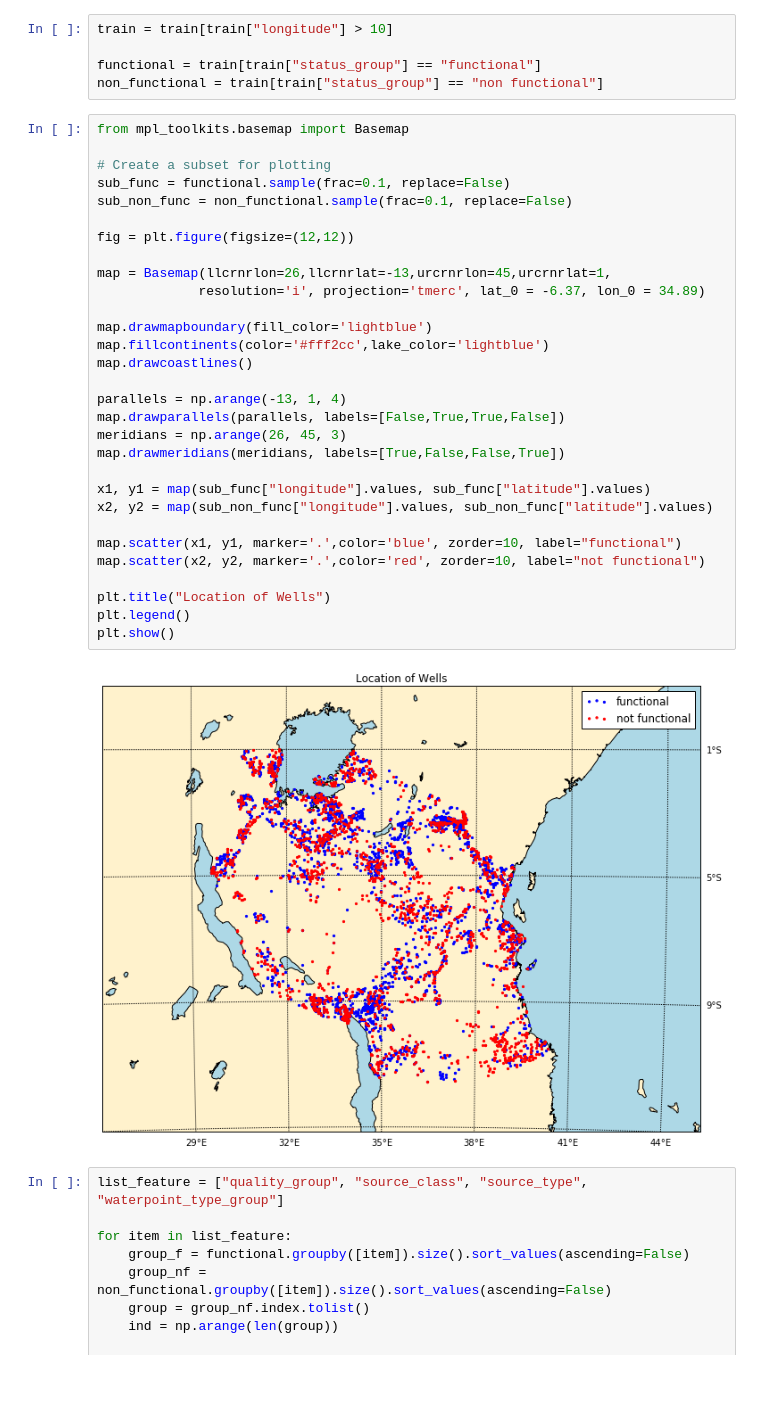
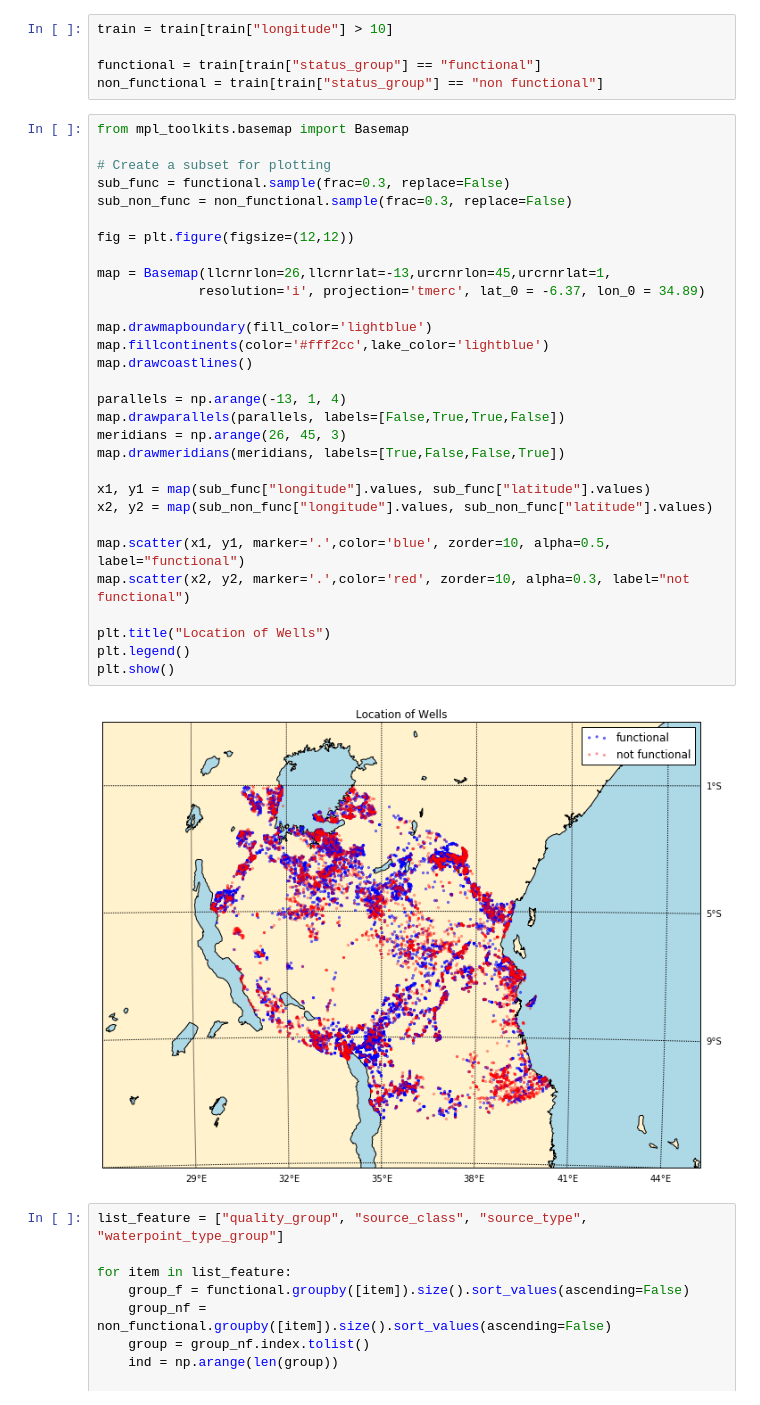
Before and after one commit to liufan2312/ORIE4741-DrivenData-Competition, a Jupyter notebook: Exploratory Data Analysis.ipynb, the cells around one changed output. Drawn from its saved outputs; the diff is of its cells as text.

```diff
--- a/Exploratory Data Analysis.ipynb
+++ b/Exploratory Data Analysis.ipynb
@@ -104,35 +104,35 @@ non_functional = train[train["status_group"] == "non functional"]
 # %%
 from mpl_toolkits.basemap import Basemap
 
 # Create a subset for plotting
-sub_func = functional.sample(frac=0.1, replace=False)
-sub_non_func = non_functional.sample(frac=0.1, replace=False)
+sub_func = functional.sample(frac=0.3, replace=False)
+sub_non_func = non_functional.sample(frac=0.3, replace=False)
 
 fig = plt.figure(figsize=(12,12))
 
 map = Basemap(llcrnrlon=26,llcrnrlat=-13,urcrnrlon=45,urcrnrlat=1,
              resolution='i', projection='tmerc', lat_0 = -6.37, lon_0 = 34.89)
 
 map.drawmapboundary(fill_color='lightblue')
 map.fillcontinents(color='#fff2cc',lake_color='lightblue')
 map.drawcoastlines()
 
 parallels = np.arange(-13, 1, 4)
 map.drawparallels(parallels, labels=[False,True,True,False])
 meridians = np.arange(26, 45, 3)
 map.drawmeridians(meridians, labels=[True,False,False,True])
 
 x1, y1 = map(sub_func["longitude"].values, sub_func["latitude"].values)
 x2, y2 = map(sub_non_func["longitude"].values, sub_non_func["latitude"].values)
 
-map.scatter(x1, y1, marker='.',color='blue', zorder=10, label="functional")
-map.scatter(x2, y2, marker='.',color='red', zorder=10, label="not functional")
+map.scatter(x1, y1, marker='.',color='blue', zorder=10, alpha=0.5, label="functional")
+map.scatter(x2, y2, marker='.',color='red', zorder=10, alpha=0.3, label="not functional")
 
 plt.title("Location of Wells")
 plt.legend()
 plt.show()
 # %% [output]
-[figure, old version]
+[figure, new version]
 # %%
 list_feature = ["quality_group", "source_class", "source_type", "waterpoint_type_group"]
 
```
